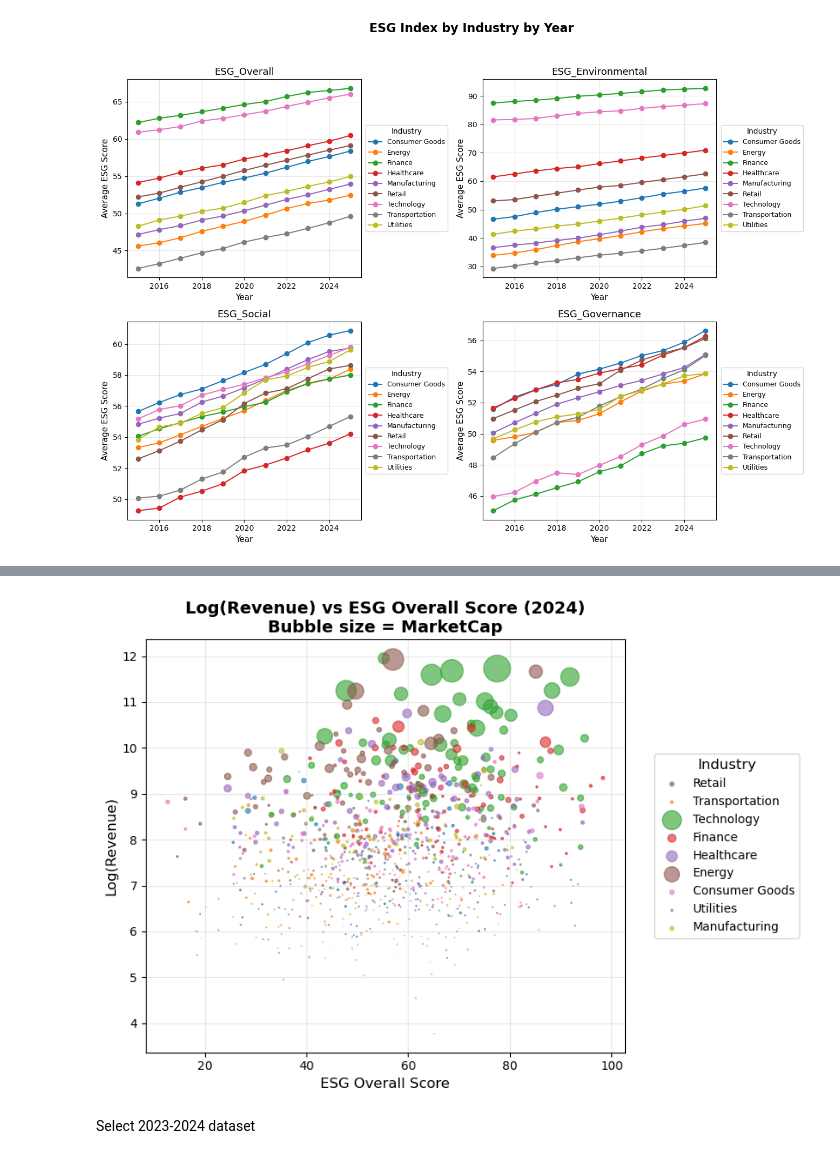
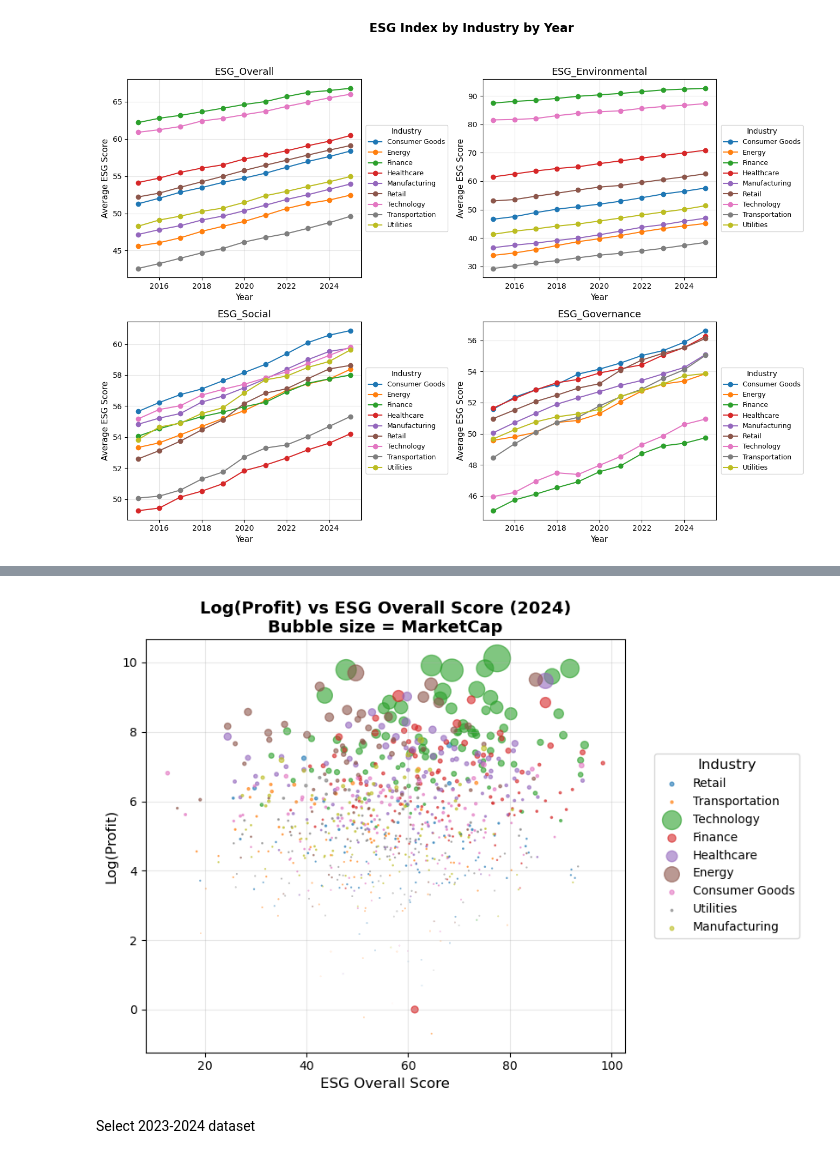
Before and after one commit to ygong-hue/Machine-Learning-Project, a Jupyter notebook: data.ipynb, the cells around one changed output, grey strips where cells are left out. Drawn from its saved outputs; the diff is of its cells as text; code cells hidden in the pictures.

```diff
--- a/data.ipynb
+++ b/data.ipynb
@@ -55,3 +55,5 @@ df.head(10)
 | 7 | 1 | Company_1 | Retail | Latin America | 2022 | 593.2 | 4.2 | 248.4 | -1.8 | ... |
 | 8 | 1 | Company_1 | Retail | Latin America | 2023 | 636.7 | 5.3 | 373.9 | 7.3 | ... |
 | 9 | 1 | Company_1 | Retail | Latin America | 2024 | 687.0 | 4.6 | 460.1 | 7.9 | ... |
+# %%
+df['Profit'] = (df['Revenue'] * (df['ProfitMargin'] / 100)).round(1)
@@ -199,7 +215,7 @@ for industry in df_2024['Industry'].unique():
     data = df_2024[df_2024['Industry'] == industry]
     plt.scatter(
         data['ESG_Overall'],
-        data['ProfitMargin'],
+        data['Profit'],
         s=data['MarketCap'] / df_2024['MarketCap'].max() * size_scale,  # bubble size
         alpha=0.6,
         label=industry
@@ -207,8 +223,8 @@ for industry in df_2024['Industry'].unique():
 
 # Labels and title
 plt.xlabel('ESG Overall Score', fontsize=12)
-plt.ylabel('Profit Margin', fontsize=12)
-plt.title('Profit Margin vs ESG Overall Score (2024)\nBubble size = MarketCap', fontsize=14, fontweight='bold')
+plt.ylabel('Profit', fontsize=12)
+plt.title('Profit vs ESG Overall Score (2024)\nBubble size = MarketCap', fontsize=14, fontweight='bold')
 
 # Legend outside on the right
 plt.legend(
@@ -230,37 +246,37 @@ df_2024 = df[df['Year'] == 2024]
 
 # Normalize bubble size
 size_scale = 500  # Adjust this to change bubble sizes
 
 plt.figure(figsize=(10, 6))
 for industry in df_2024['Industry'].unique():
     data = df_2024[df_2024['Industry'] == industry]
     plt.scatter(
         data['ESG_Overall'],
-        np.log1p(data['Revenue']),  # 将 Revenue 做 log1p 变换
+        np.log1p(data['Profit']),  # 将 Profit 做 log1p 变换
         s=data['MarketCap'] / df_2024['MarketCap'].max() * size_scale,
         alpha=0.6,
         label=industry
     )
 
 # Labels and title
 plt.xlabel('ESG Overall Score', fontsize=12)
-plt.ylabel('Log(Revenue)', fontsize=12)  # 改 Y 轴标签
-plt.title('Log(Revenue) vs ESG Overall Score (2024)\nBubble size = MarketCap', fontsize=14, fontweight='bold')
+plt.ylabel('Log(Profit)', fontsize=12)  # 改 Y 轴标签
+plt.title('Log(Profit) vs ESG Overall Score (2024)\nBubble size = MarketCap', fontsize=14, fontweight='bold')
 
 # Legend outside on the right
 plt.legend(
     title='Industry',
     bbox_to_anchor=(1.05, 0.5),
     loc='center left',
     fontsize=10,
     title_fontsize=12
 )
 
 plt.grid(True, alpha=0.3)
 plt.tight_layout(rect=[0, 0, 0.85, 1])
 plt.show()
 # %% [output]
-[figure, old version]
+[figure, new version]
 # %% [markdown]
 Select 2023-2024 dataset
 # %%
```
Also changed, not shown: parts of 13 cells of this notebook, 4 other files.
